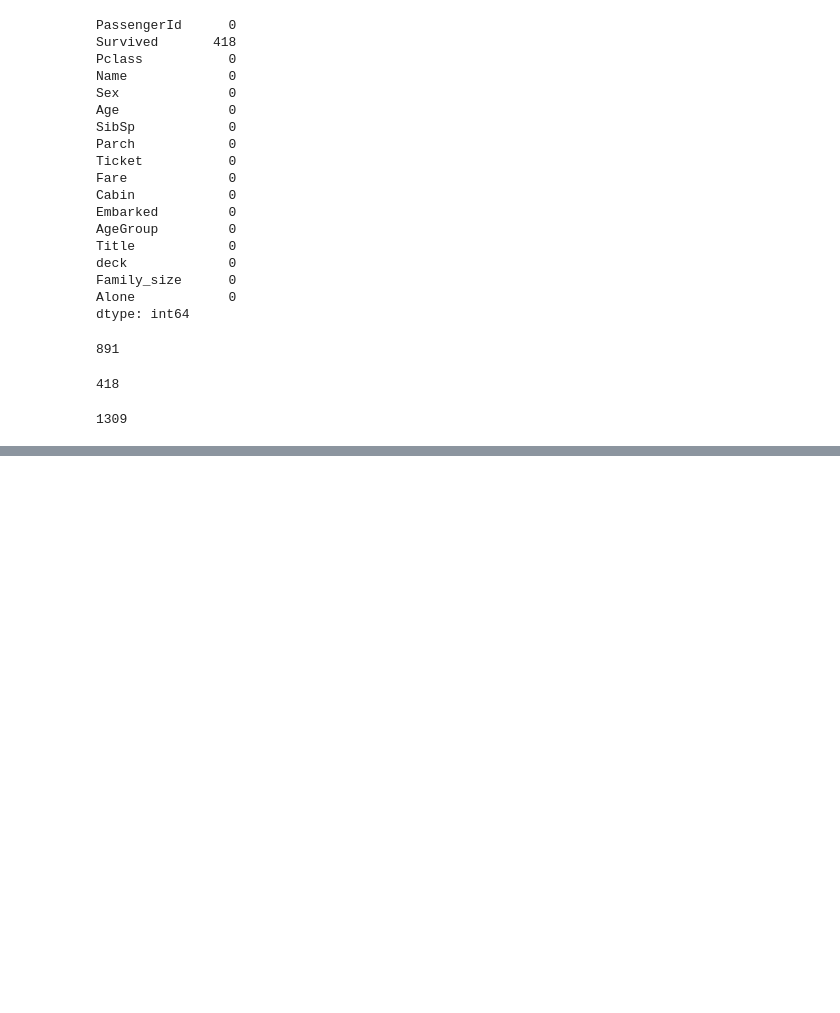
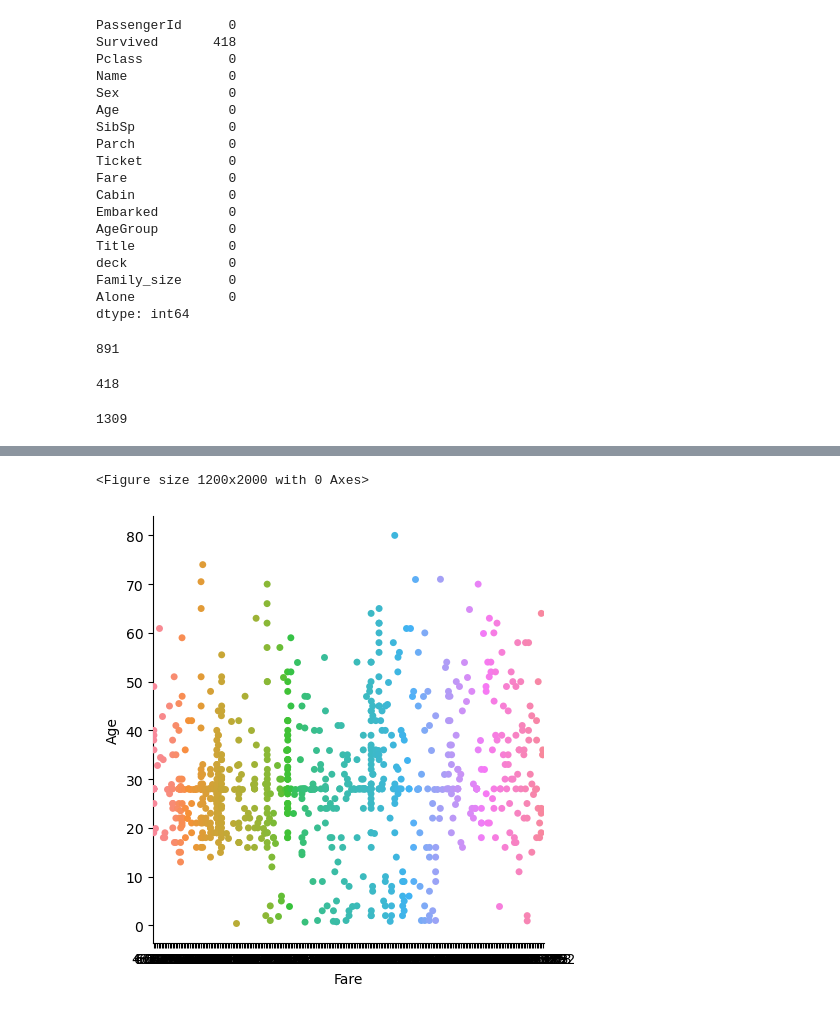
Before and after one commit to er1czz/HPC, a Jupyter notebook: Titanic_analysis.ipynb, the cells around one changed output, grey strips where cells are left out. Cells and saved outputs as stored; diff of their text form; code cells hidden in the pictures; blank space fills up the shorter version.

```diff
--- a/Titanic_analysis.ipynb
+++ b/Titanic_analysis.ipynb
@@ -574,0 +582,7 @@ len(total_data)
+# %%
+plt.figure(figsize=(12,20))
+sns.catplot(x="Fare", y="Age",data=train)
+plt.show()
+# %% [output]
+<Figure size 1200x2000 with 0 Axes>
+[figure, added]
```
Also changed, not shown: parts of 4 cells of this notebook, 2 other files.
